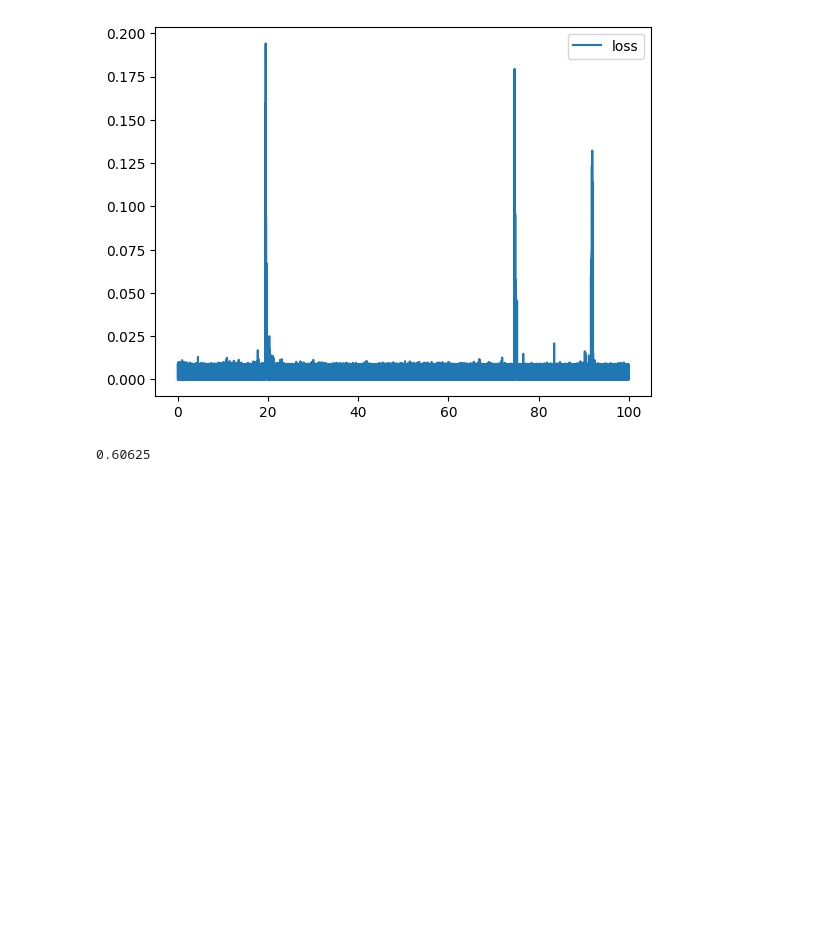
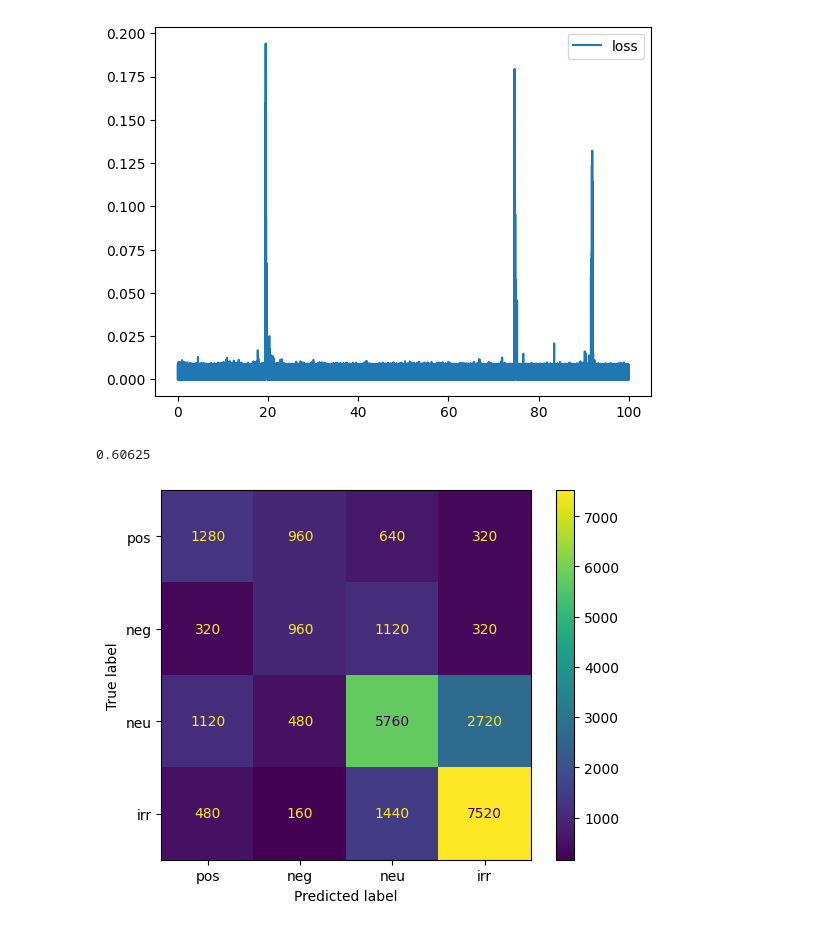
Before and after one commit to 0xWryth/EIT, a Jupyter notebook: triman.ipynb, the cells around one changed output. Saved outputs shown, nothing was run; the diff lists cells and outputs as text; code cells hidden in the pictures; blank space fills up the shorter version.

Commit message:
adding confusion matrix

```diff
--- a/triman.ipynb
+++ b/triman.ipynb
@@ -214,3 +214,13 @@ from sklearn.metrics import f1_score
 f1_score(all_labels, all_preds, average='micro', labels=[i for i in range(4)])
 # %% [output]
 0.60625
+# %%
+from sklearn.metrics import confusion_matrix
+from sklearn.metrics import ConfusionMatrixDisplay
+
+matrice = confusion_matrix(all_labels, all_preds)
+disp = ConfusionMatrixDisplay(confusion_matrix=matrice, display_labels=['pos', 'neg', 'neu', 'irr'])
+disp.plot()
+plt.show()
+# %% [output]
+[figure, added]
```
